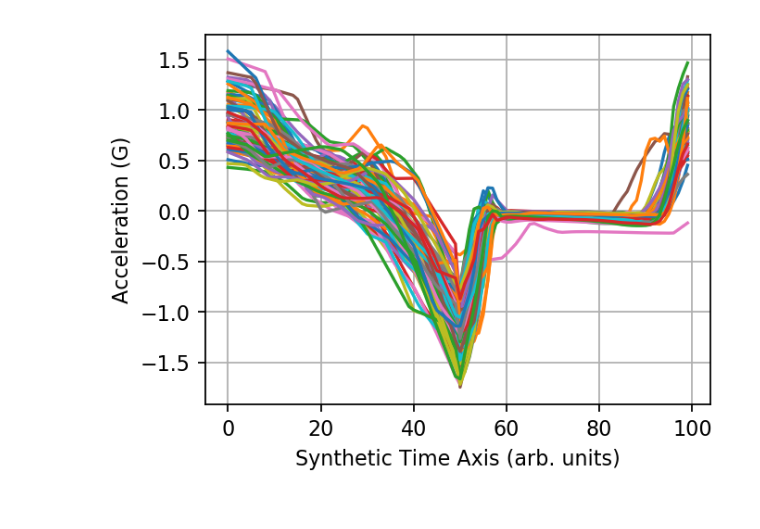
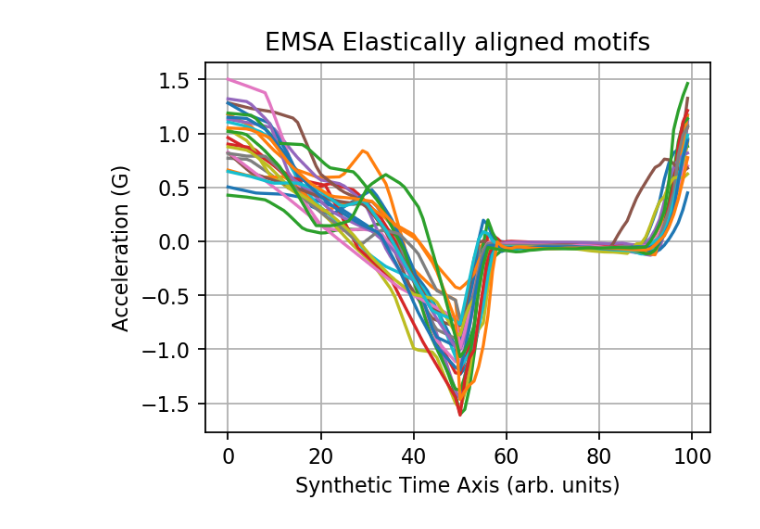
Before and after one commit to taoyilee/EMSA, a Jupyter notebook: EMSA_Axis0.ipynb, the cells around one changed output. Saved outputs shown, nothing was run; the diff lists cells and outputs as text; code cells hidden in the pictures.

```diff
--- a/EMSA_Axis0.ipynb
+++ b/EMSA_Axis0.ipynb
@@ -4,7 +4,7 @@ import pandas as pd
 import emsalib as emsa
 import matplotlib.pyplot as plt
 # %%
-dataset_path = 'data/Alice.csv'
+dataset_path = 'data/AliceShort.csv'
 header = pd.read_csv(dataset_path, nrows=1, header=None)
 header = header.values[0]
 alice = pd.read_csv(dataset_path)
@@ -35,8 +54,10 @@ plt.grid()
 # %%
 plt.figure(figsize=(4*1.1, 3*1.1), dpi=160)
 motifs.plot()
+plt.title('EMSA Elastically aligned motifs')
 plt.xlabel('Synthetic Time Axis (arb. units)')
 plt.ylabel('Acceleration (G)')
 plt.grid()
+plt.savefig('EMSA_elastic_align.png', bbox_inches="tight", pad_inches=0)
 # %% [output]
-[figure, old version]
+[figure, new version]
```
Also changed, not shown: parts of 4 cells of this notebook, 4 other files.
